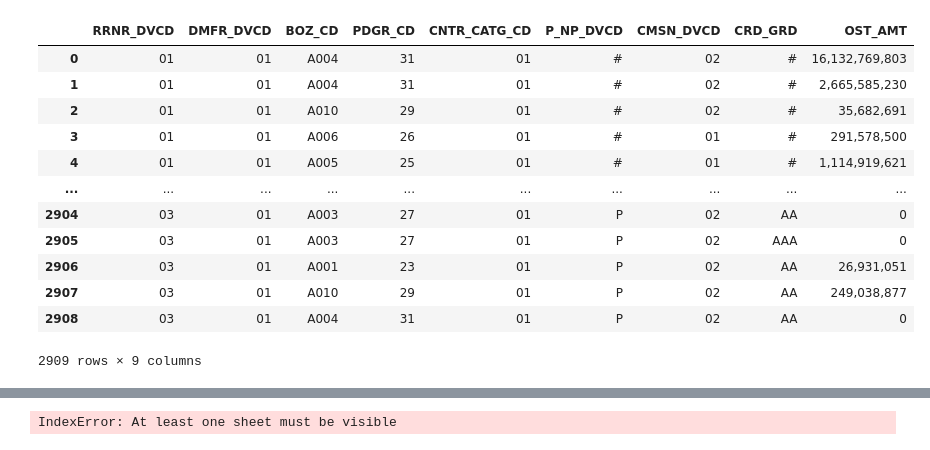
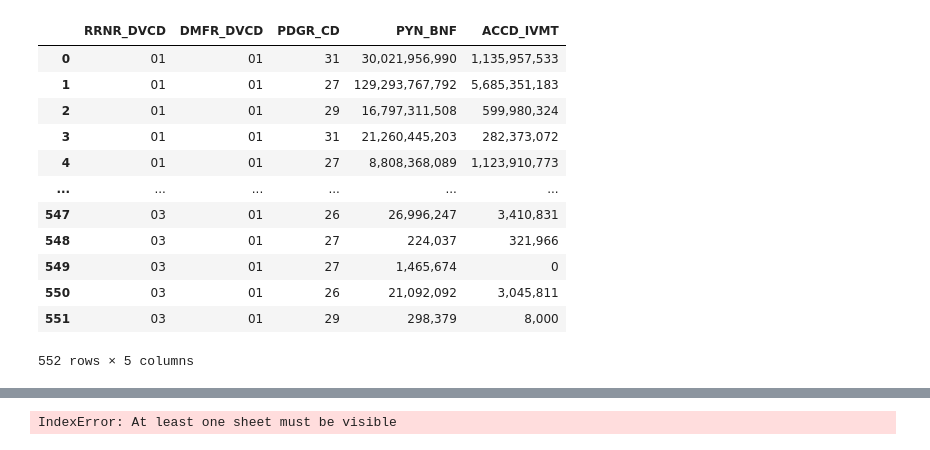
Before and after one commit to lee3jjang/qis4, a Jupyter notebook: 보험가격준비금위험액_일반.ipynb, the cells around one changed output, grey strips where cells are left out. Saved outputs shown, nothing was run; the diff lists cells and outputs as text; code cells hidden in the pictures.

```diff
--- a/보험가격준비금위험액_일반.ipynb
+++ b/보험가격준비금위험액_일반.ipynb
@@ -146,44 +146,60 @@ BASE_YYMM = '202012'
 
 # 일반_직전1년경과보험료_가공 = pd.concat([일반_원수_직전1년경과보험료_가공, 일반_출재_직전1년경과보험료_가공], axis=0).reset_index(drop=True)
 
 ## 개별추산액
 일반_원수_개별추산액_가공 = 일반_원수_개별추산액.copy()
 일반_원수_개별추산액_가공['RRNR_DVCD'] = clsf_rrnr_dvcd(일반_원수_개별추산액_가공)
 일반_원수_개별추산액_가공['DMFR_DVCD'] = clsf_dmfr_dvcd(일반_원수_개별추산액_가공)
 일반_원수_개별추산액_가공['CNTR_CATG_CD'] = clsf_cntr_catg_cd(일반_원수_개별추산액_가공, 국가그룹)
 일반_원수_개별추산액_가공['BOZ_CD'] = clsf_boz_cd(일반_원수_개별추산액_가공, 일반_상품정보)
 일반_원수_개별추산액_가공['PDGR_CD'] = clsf_pdgr_cd(일반_원수_개별추산액_가공, 일반_상품정보)
 일반_원수_개별추산액_가공['P_NP_DVCD'] = clsf_p_np_dvcd(일반_원수_개별추산액_가공)
 일반_원수_개별추산액_가공['CRD_GRD'] = '#'
 일반_원수_개별추산액_가공.rename(columns = {'OGL_OST_AMT': 'OST_AMT'}, inplace=True)
 일반_원수_개별추산액_가공 = 일반_원수_개별추산액_가공[['RRNR_DVCD', 'DMFR_DVCD', 'BOZ_CD', 'PDGR_CD', 'INER_CHN_DVCD', 'CNTR_CATG_CD', 'P_NP_DVCD', 'CMSN_DVCD', 'CRD_GRD', 'OST_AMT']]
 일반_원수_개별추산액_가공.drop('INER_CHN_DVCD', axis=1, inplace=True) # (2021.07.25) INER_CHN_DVCD 현재 안 사용하므로 삭제
 
 일반_출재_개별추산액_가공 = 일반_출재_개별추산액.copy()
 일반_출재_개별추산액_가공['RRNR_DVCD'] = '03'
 일반_출재_개별추산액_가공['DMFR_DVCD'] = clsf_dmfr_dvcd(일반_출재_개별추산액_가공)
 일반_출재_개별추산액_가공['CNTR_CATG_CD'] = clsf_cntr_catg_cd(일반_출재_개별추산액_가공, 국가그룹)
 일반_출재_개별추산액_가공['BOZ_CD'] = clsf_boz_cd(일반_출재_개별추산액_가공, 일반_상품정보)
 일반_출재_개별추산액_가공['PDGR_CD'] = clsf_pdgr_cd(일반_출재_개별추산액_가공, 일반_상품정보)
 일반_출재_개별추산액_가공['P_NP_DVCD'] = clsf_p_np_dvcd(일반_출재_개별추산액_가공)
 일반_출재_개별추산액_가공['CRD_GRD'] = clsf_crd_grd(일반_출재_개별추산액_가공, 재보험자_국내신용등급)
 일반_출재_개별추산액_가공.rename(columns = {'RN_OST_AMT': 'OST_AMT'}, inplace=True)
 일반_출재_개별추산액_가공 = 일반_출재_개별추산액_가공[['RRNR_DVCD', 'DMFR_DVCD', 'BOZ_CD', 'PDGR_CD', 'INER_CHN_DVCD', 'CNTR_CATG_CD', 'P_NP_DVCD', 'CMSN_DVCD', 'CRD_GRD', 'OST_AMT']]
 일반_출재_개별추산액_가공.drop('INER_CHN_DVCD', axis=1, inplace=True) # (2021.07.25) INER_CHN_DVCD 현재 안 사용하므로 삭제
 
 일반_개별추산액_가공 = pd.concat([일반_원수_개별추산액_가공, 일반_출재_개별추산액_가공], axis=0).reset_index(drop=True)
-일반_개별추산액_가공
+
+## 직전3년보험금손조비
+일반_원수_직전3년보험금손조비_가공 = 일반_원수_직전3년보험금손조비.copy()
+일반_원수_직전3년보험금손조비_가공['RRNR_DVCD'] = clsf_rrnr_dvcd(일반_원수_직전3년보험금손조비_가공)
+일반_원수_직전3년보험금손조비_가공['DMFR_DVCD'] = clsf_dmfr_dvcd(일반_원수_직전3년보험금손조비_가공)
+일반_원수_직전3년보험금손조비_가공['PDGR_CD'] = clsf_pdgr_cd(일반_원수_직전3년보험금손조비_가공, 일반_상품정보)
+일반_원수_직전3년보험금손조비_가공.rename(columns = {'OGL_PYN_BNF': 'PYN_BNF', 'OGL_ACCD_IVMT': 'ACCD_IVMT'}, inplace=True)
+일반_원수_직전3년보험금손조비_가공 = 일반_원수_직전3년보험금손조비_가공[['RRNR_DVCD', 'DMFR_DVCD', 'PDGR_CD', 'PYN_BNF', 'ACCD_IVMT']]
+
+일반_출재_직전3년보험금손조비_가공 = 일반_출재_직전3년보험금손조비.copy()
+일반_출재_직전3년보험금손조비_가공['RRNR_DVCD'] = '03'
+일반_출재_직전3년보험금손조비_가공['DMFR_DVCD'] = clsf_dmfr_dvcd(일반_출재_직전3년보험금손조비_가공)
+일반_출재_직전3년보험금손조비_가공['PDGR_CD'] = clsf_pdgr_cd(일반_출재_직전3년보험금손조비_가공, 일반_상품정보)
+일반_출재_직전3년보험금손조비_가공.rename(columns = {'RN_PYN_BNF': 'PYN_BNF', 'RN_ACCD_IVMT': 'ACCD_IVMT'}, inplace=True)
+일반_출재_직전3년보험금손조비_가공 = 일반_출재_직전3년보험금손조비_가공[['RRNR_DVCD', 'DMFR_DVCD', 'PDGR_CD', 'PYN_BNF', 'ACCD_IVMT']]
+
+일반_직전3년보험금손조비_가공 = pd.concat([일반_원수_직전3년보험금손조비_가공, 일반_출재_직전3년보험금손조비_가공], axis=0).reset_index(drop=True)
 # %% [output]
-|  | RRNR_DVCD | DMFR_DVCD | BOZ_CD | PDGR_CD | CNTR_CATG_CD | P_NP_DVCD | CMSN_DVCD | CRD_GRD | OST_AMT |
-| 0 | 01 | 01 | A004 | 31 | 01 | # | 02 | # | 16,132,769,803 |
-| 1 | 01 | 01 | A004 | 31 | 01 | # | 02 | # | 2,665,585,230 |
-| 2 | 01 | 01 | A010 | 29 | 01 | # | 02 | # | 35,682,691 |
-| 3 | 01 | 01 | A006 | 26 | 01 | # | 01 | # | 291,578,500 |
-| 4 | 01 | 01 | A005 | 25 | 01 | # | 01 | # | 1,114,919,621 |
-| ... | ... | ... | ... | ... | ... | ... | ... | ... | ... |
-| 2904 | 03 | 01 | A003 | 27 | 01 | P | 02 | AA | 0 |
-| 2905 | 03 | 01 | A003 | 27 | 01 | P | 02 | AAA | 0 |
-| 2906 | 03 | 01 | A001 | 23 | 01 | P | 02 | AA | 26,931,051 |
-| 2907 | 03 | 01 | A010 | 29 | 01 | P | 02 | AA | 249,038,877 |
-| 2908 | 03 | 01 | A004 | 31 | 01 | P | 02 | AA | 0 |
+|  | RRNR_DVCD | DMFR_DVCD | PDGR_CD | PYN_BNF | ACCD_IVMT |
+| 0 | 01 | 01 | 31 | 30,021,956,990 | 1,135,957,533 |
+| 1 | 01 | 01 | 27 | 129,293,767,792 | 5,685,351,183 |
+| 2 | 01 | 01 | 29 | 16,797,311,508 | 599,980,324 |
+| 3 | 01 | 01 | 31 | 21,260,445,203 | 282,373,072 |
+| 4 | 01 | 01 | 27 | 8,808,368,089 | 1,123,910,773 |
+| ... | ... | ... | ... | ... | ... |
+| 547 | 03 | 01 | 26 | 26,996,247 | 3,410,831 |
+| 548 | 03 | 01 | 27 | 224,037 | 321,966 |
+| 549 | 03 | 01 | 27 | 1,465,674 | 0 |
+| 550 | 03 | 01 | 26 | 21,092,092 | 3,045,811 |
+| 551 | 03 | 01 | 29 | 298,379 | 8,000 |
-2909 rows × 9 columns
+552 rows × 5 columns
```
Also changed, not shown: parts of 1 cell of this notebook.
